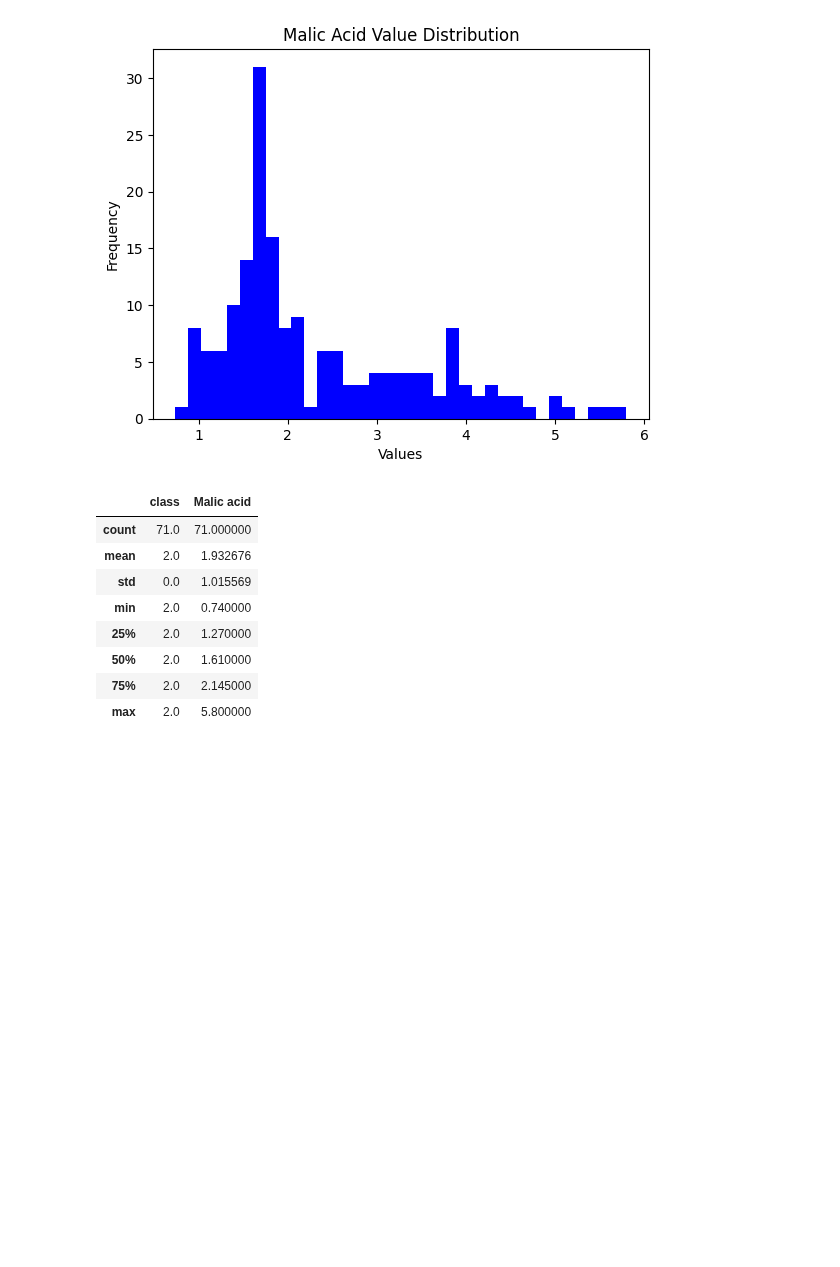
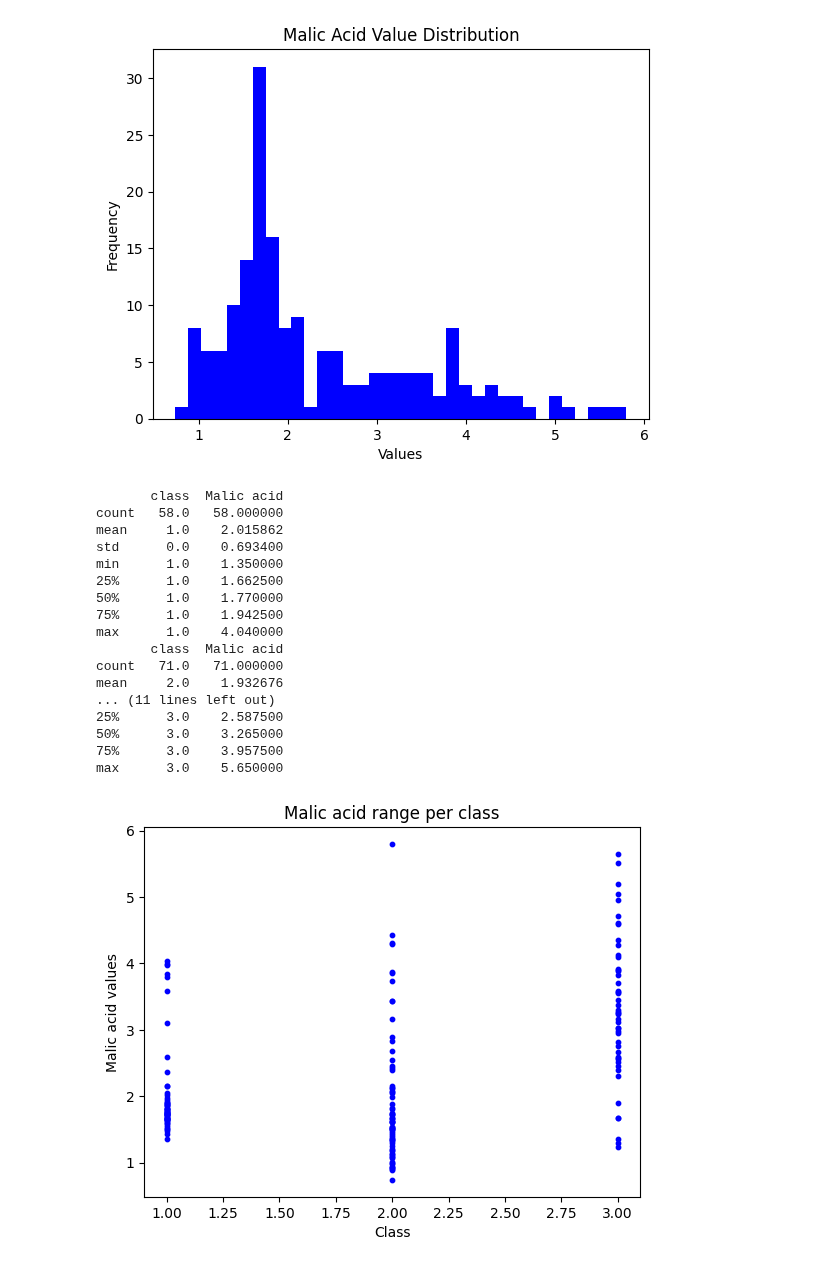
Before and after one commit to huy-ph/data_mining, a Jupyter notebook: learning/wine_analysis/wine_analysis.ipynb, the cells around one changed output. Drawn from its saved outputs; the diff is of its cells as text; code cells hidden in the pictures; blank space fills up the shorter version.

Commit message:
draw scater plot for malic accid by class

```diff
--- a/learning/wine_analysis/wine_analysis.ipynb
+++ b/learning/wine_analysis/wine_analysis.ipynb
@@ -100,21 +100,46 @@ plt.show()
 # %%
 #analizing malic acid by class to see if each class has different range of values
 acid_with_class = wine_data[['class','Malic acid']]
-a2 = acid_with_class[acid_with_class['class'] == 2]
-a2.describe()
 
 #describe each class
+a1 = acid_with_class[acid_with_class['class'] == 1]
+print(a1.describe())
 
-#scater graphic
+a2 = acid_with_class[acid_with_class['class'] == 2]
+print(a2.describe())
+
+a3 = acid_with_class[acid_with_class['class'] == 3]
+print(a3.describe())
 
 #conclusion
 # %% [output]
-|  | class | Malic acid |
-| count | 71.0 | 71.000000 |
-| mean | 2.0 | 1.932676 |
-| std | 0.0 | 1.015569 |
-| min | 2.0 | 0.740000 |
-| 25% | 2.0 | 1.270000 |
-| 50% | 2.0 | 1.610000 |
-| 75% | 2.0 | 2.145000 |
-| max | 2.0 | 5.800000 |
+       class  Malic acid
+count   58.0   58.000000
+mean     1.0    2.015862
+std      0.0    0.693400
+min      1.0    1.350000
+25%      1.0    1.662500
+50%      1.0    1.770000
+75%      1.0    1.942500
+max      1.0    4.040000
+       class  Malic acid
+count   71.0   71.000000
+mean     2.0    1.932676
+... (11 lines left out)
+25%      3.0    2.587500
+50%      3.0    3.265000
+75%      3.0    3.957500
+max      3.0    5.650000
+# %%
+# Creating a scatter plot using Pandas
+acid_with_class.plot.scatter(x='class', y='Malic acid', color='blue', marker='o', s=10)  # 's' sets the marker size
+
+# Adding labels and title
+plt.xlabel('Class')
+plt.ylabel('Malic acid values')
+plt.title('Malic acid range per class')
+
+# Show plot
+plt.show()
+# %% [output]
+[figure, added]
```
